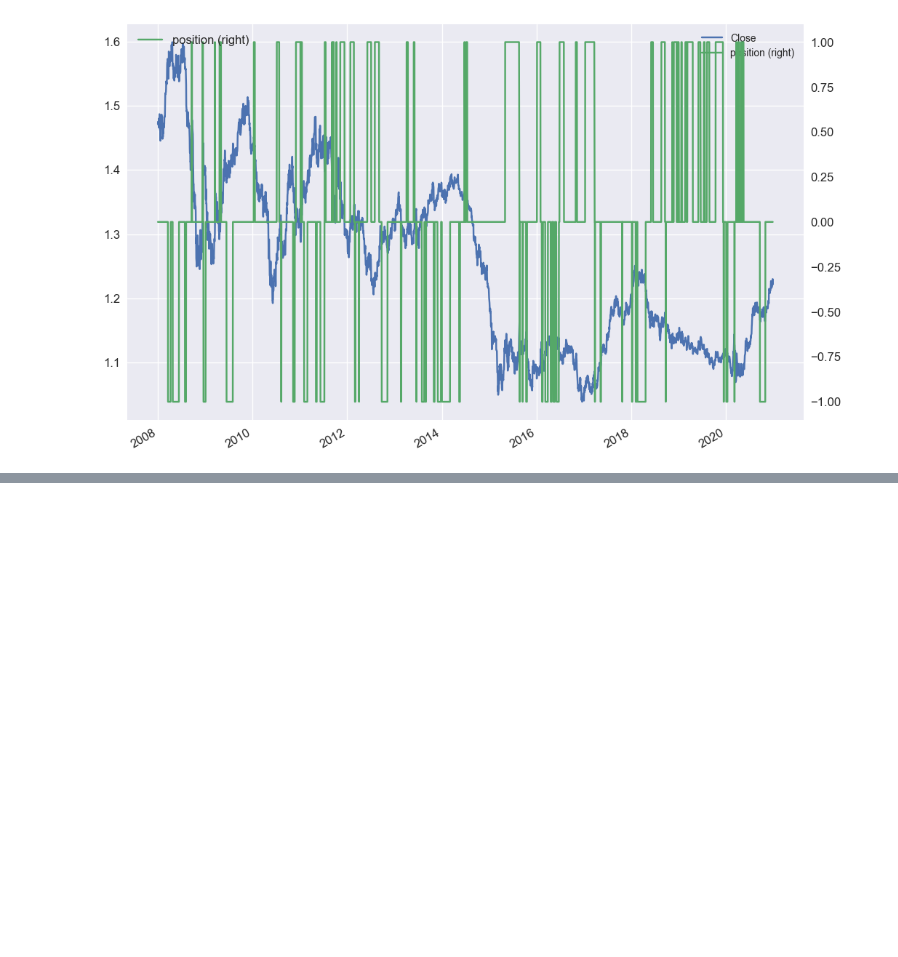
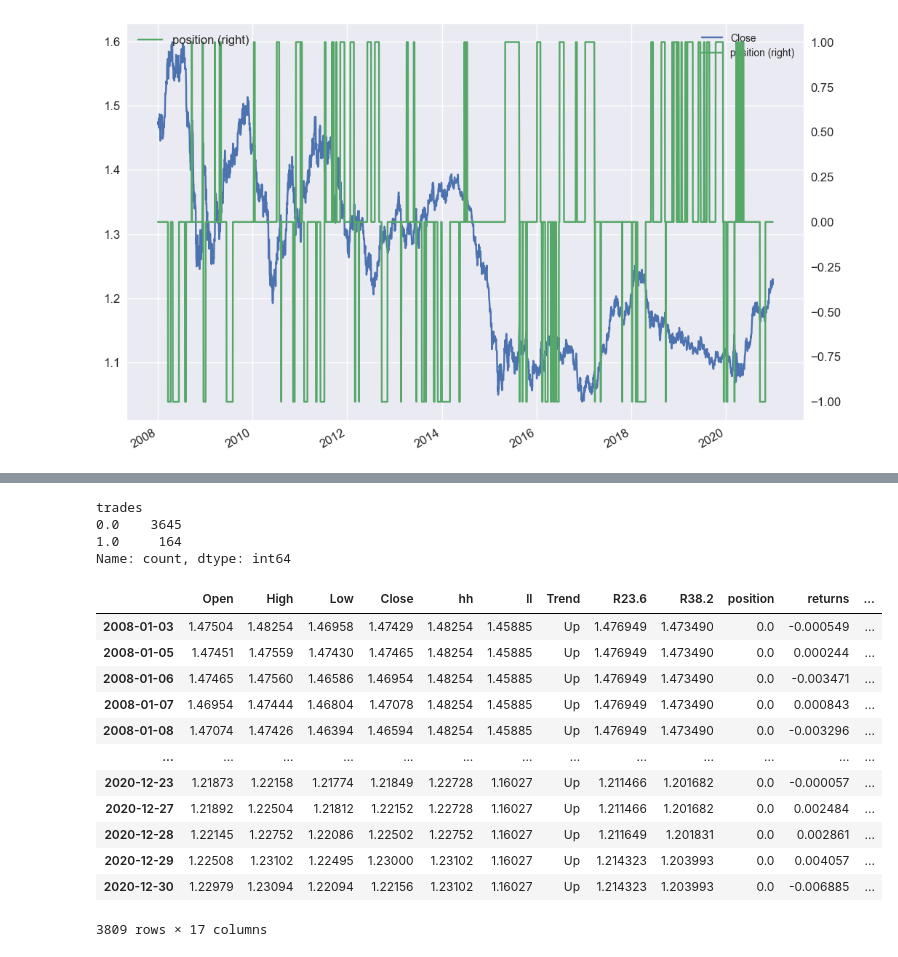
Before and after one commit to AvirukthGT/AlgoTrading, a Jupyter notebook: Fibonacci/Fibonacci.ipynb, the cells around one changed output, grey strips where cells are left out. Cells and saved outputs as stored; diff of their text form; code cells hidden in the pictures; blank space fills up the shorter version.

```diff
--- a/Fibonacci/Fibonacci.ipynb
+++ b/Fibonacci/Fibonacci.ipynb
@@ -486,0 +501,7 @@ plt.show()
+# %%
+data.trades.value_counts()
+# %% [output]
+trades
+0.0    3645
+1.0     164
+Name: count, dtype: int64
@@ -486,0 +514,16 @@ plt.show()
+# %%
+data
+# %% [output]
+|  | Open | High | Low | Close | hh | ll | Trend | R23.6 | R38.2 | position | returns | ... |
+| 2008-01-03 | 1.47504 | 1.48254 | 1.46958 | 1.47429 | 1.48254 | 1.45885 | Up | 1.476949 | 1.473490 | 0.0 | -0.000549 | ... |
+| 2008-01-05 | 1.47451 | 1.47559 | 1.47430 | 1.47465 | 1.48254 | 1.45885 | Up | 1.476949 | 1.473490 | 0.0 | 0.000244 | ... |
+| 2008-01-06 | 1.47465 | 1.47560 | 1.46586 | 1.46954 | 1.48254 | 1.45885 | Up | 1.476949 | 1.473490 | 0.0 | -0.003471 | ... |
+| 2008-01-07 | 1.46954 | 1.47444 | 1.46804 | 1.47078 | 1.48254 | 1.45885 | Up | 1.476949 | 1.473490 | 0.0 | 0.000843 | ... |
+| 2008-01-08 | 1.47074 | 1.47426 | 1.46394 | 1.46594 | 1.48254 | 1.45885 | Up | 1.476949 | 1.473490 | 0.0 | -0.003296 | ... |
+| ... | ... | ... | ... | ... | ... | ... | ... | ... | ... | ... | ... | ... |
+| 2020-12-23 | 1.21873 | 1.22158 | 1.21774 | 1.21849 | 1.22728 | 1.16027 | Up | 1.211466 | 1.201682 | 0.0 | -0.000057 | ... |
+| 2020-12-27 | 1.21892 | 1.22504 | 1.21812 | 1.22152 | 1.22728 | 1.16027 | Up | 1.211466 | 1.201682 | 0.0 | 0.002484 | ... |
+| 2020-12-28 | 1.22145 | 1.22752 | 1.22086 | 1.22502 | 1.22752 | 1.16027 | Up | 1.211649 | 1.201831 | 0.0 | 0.002861 | ... |
+| 2020-12-29 | 1.22508 | 1.23102 | 1.22495 | 1.23000 | 1.23102 | 1.16027 | Up | 1.214323 | 1.203993 | 0.0 | 0.004057 | ... |
+| 2020-12-30 | 1.22979 | 1.23094 | 1.22094 | 1.22156 | 1.23102 | 1.16027 | Up | 1.214323 | 1.203993 | 0.0 | -0.006885 | ... |
+3809 rows × 17 columns
```
Also changed, not shown: parts of 11 cells of this notebook.
